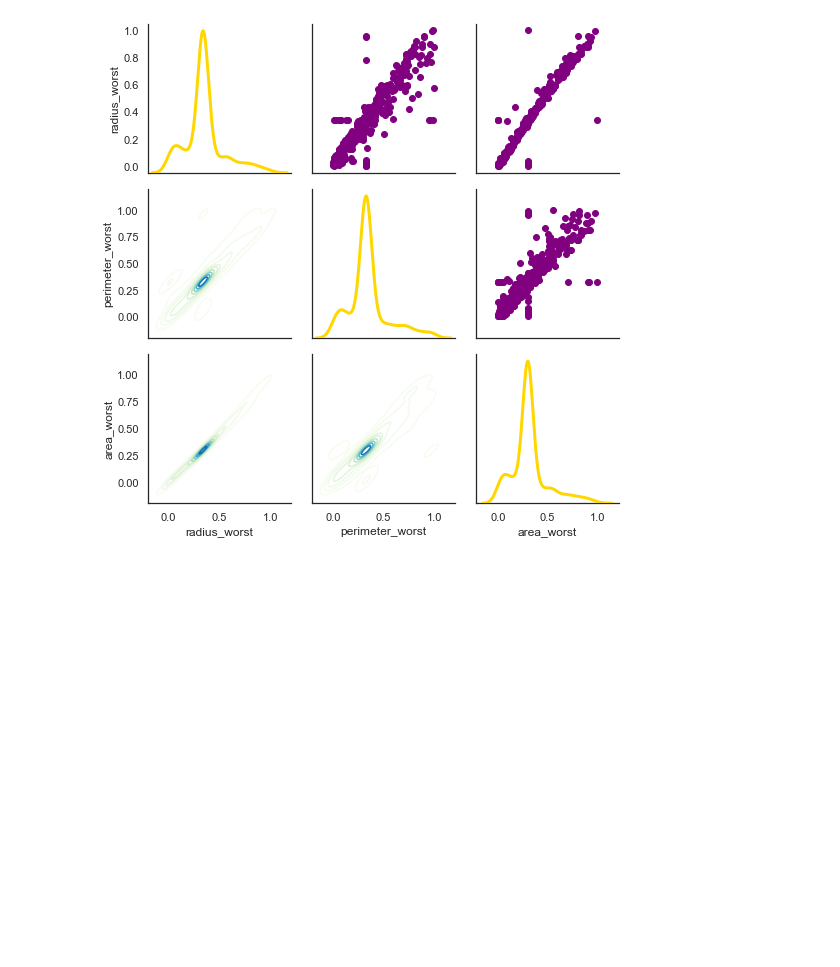
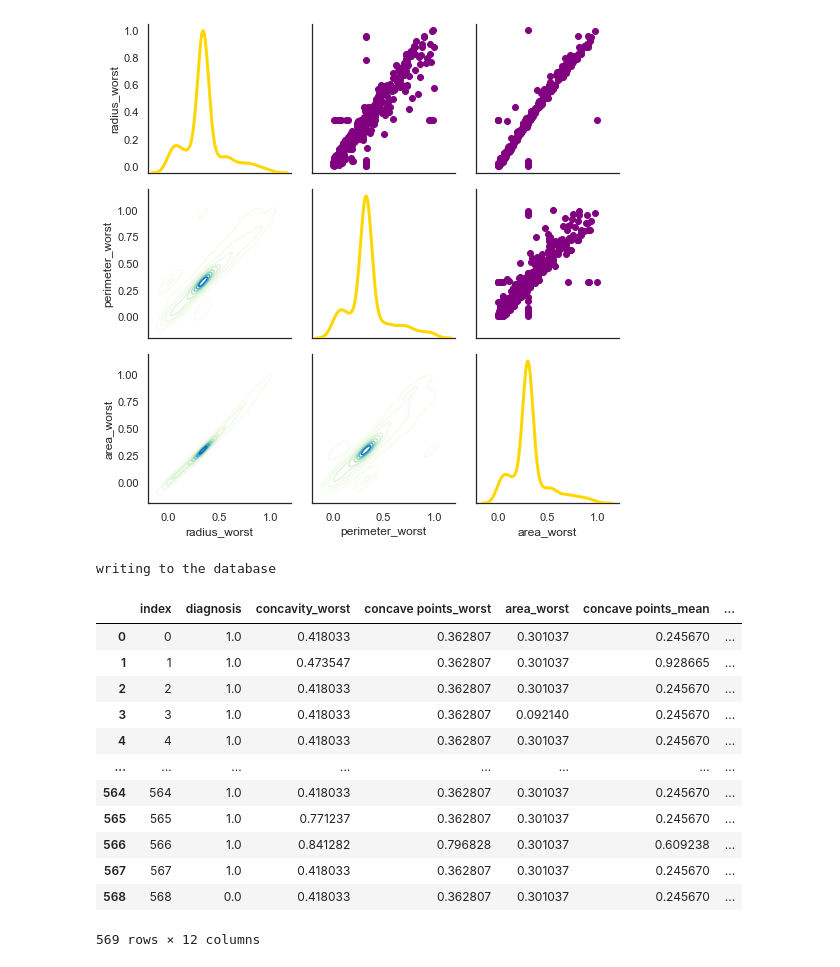
Before and after one commit to Ammon21/Causal-Inference, a Jupyter notebook: notebooks/EDA.ipynb, the cells around one changed output. Drawn from its saved outputs; the diff is of its cells as text; code cells hidden in the pictures; blank space fills up the shorter version.

```diff
--- a/notebooks/EDA.ipynb
+++ b/notebooks/EDA.ipynb
@@ -337,3 +338,31 @@ g.map_diag(sns.kdeplot, lw=3, color="gold")
 # %% [output]
 <seaborn.axisgrid.PairGrid at 0x...>
 [figure]
+# %%
+engine = create_engine('mysql+pymysql://root:@localhost/breastcancer')
+# %%
+# writing to database
+try:
+    print('writing to the database')
+    frame = dfx.to_sql(
+        "top_features", con=engine, if_exists='replace')
+except Exception as e:
+  print("Error writing to database: ", e)
+# %% [output]
+writing to the database
+# %%
+pd.read_sql("select * from breastcancer.top_features", engine)
+# %% [output]
+|  | index | diagnosis | concavity_worst | concave points_worst | area_worst | concave points_mean | ... |
+| 0 | 0 | 1.0 | 0.418033 | 0.362807 | 0.301037 | 0.245670 | ... |
+| 1 | 1 | 1.0 | 0.473547 | 0.362807 | 0.301037 | 0.928665 | ... |
+| 2 | 2 | 1.0 | 0.418033 | 0.362807 | 0.301037 | 0.245670 | ... |
+| 3 | 3 | 1.0 | 0.418033 | 0.362807 | 0.092140 | 0.245670 | ... |
+| 4 | 4 | 1.0 | 0.418033 | 0.362807 | 0.301037 | 0.245670 | ... |
+| ... | ... | ... | ... | ... | ... | ... | ... |
+| 564 | 564 | 1.0 | 0.418033 | 0.362807 | 0.301037 | 0.245670 | ... |
+| 565 | 565 | 1.0 | 0.771237 | 0.362807 | 0.301037 | 0.245670 | ... |
+| 566 | 566 | 1.0 | 0.841282 | 0.796828 | 0.301037 | 0.609238 | ... |
+| 567 | 567 | 1.0 | 0.418033 | 0.362807 | 0.301037 | 0.245670 | ... |
+| 568 | 568 | 0.0 | 0.418033 | 0.362807 | 0.301037 | 0.245670 | ... |
+569 rows × 12 columns
```
Also changed, not shown: parts of 6 cells of this notebook, 2 other files.
